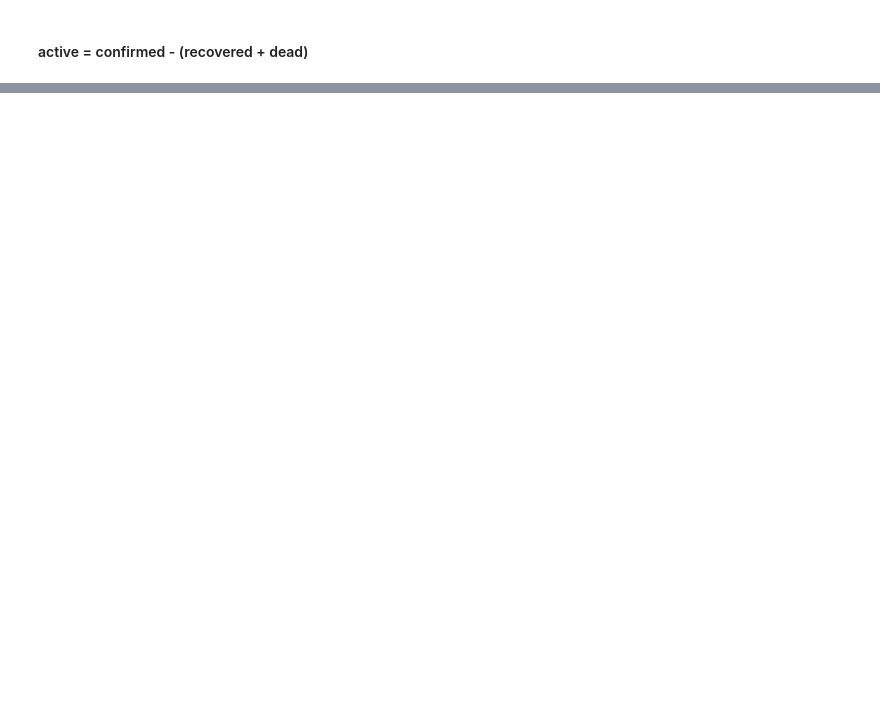
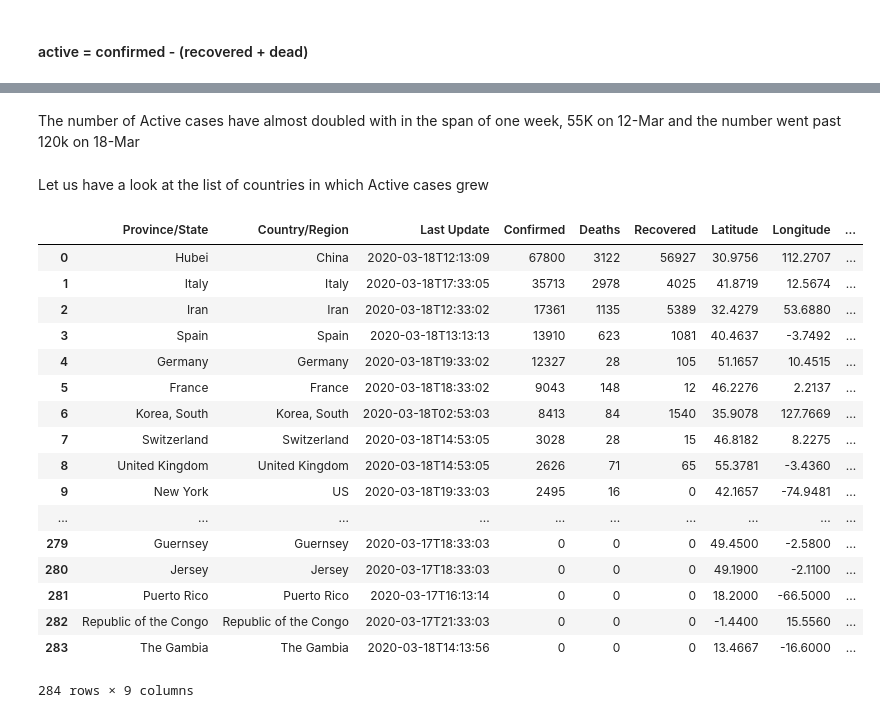
Before and after one commit to ameyyadav09/ML-Assignments, a Jupyter notebook: miscellaneous Practicing/COVID-19/notebooks/COVID-19 global data analysis.ipynb, the cells around one changed output, grey strips where cells are left out. Cells and saved outputs as stored; diff of their text form; code cells hidden in the pictures; blank space fills up the shorter version.

```diff
--- a/miscellaneous Practicing/COVID-19/notebooks/COVID-19 global data analysis.ipynb
+++ b/miscellaneous Practicing/COVID-19/notebooks/COVID-19 global data analysis.ipynb
@@ -290,0 +301,25 @@ plt.show()
+# %% [markdown]
+The number of Active cases have almost doubled with in the span of one week, 55K on 12-Mar and the number went past 120k on 18-Mar
+# %% [markdown]
+Let us have a look at the list of countries in which Active cases grew
+# %%
+latest_data
+# %% [output]
+|  | Province/State | Country/Region | Last Update | Confirmed | Deaths | Recovered | Latitude | Longitude | ... |
+| 0 | Hubei | China | 2020-03-18T12:13:09 | 67800 | 3122 | 56927 | 30.9756 | 112.2707 | ... |
+| 1 | Italy | Italy | 2020-03-18T17:33:05 | 35713 | 2978 | 4025 | 41.8719 | 12.5674 | ... |
+| 2 | Iran | Iran | 2020-03-18T12:33:02 | 17361 | 1135 | 5389 | 32.4279 | 53.6880 | ... |
+| 3 | Spain | Spain | 2020-03-18T13:13:13 | 13910 | 623 | 1081 | 40.4637 | -3.7492 | ... |
+| 4 | Germany | Germany | 2020-03-18T19:33:02 | 12327 | 28 | 105 | 51.1657 | 10.4515 | ... |
+| 5 | France | France | 2020-03-18T18:33:02 | 9043 | 148 | 12 | 46.2276 | 2.2137 | ... |
+| 6 | Korea, South | Korea, South | 2020-03-18T02:53:03 | 8413 | 84 | 1540 | 35.9078 | 127.7669 | ... |
+| 7 | Switzerland | Switzerland | 2020-03-18T14:53:05 | 3028 | 28 | 15 | 46.8182 | 8.2275 | ... |
+| 8 | United Kingdom | United Kingdom | 2020-03-18T14:53:05 | 2626 | 71 | 65 | 55.3781 | -3.4360 | ... |
+| 9 | New York | US | 2020-03-18T19:33:03 | 2495 | 16 | 0 | 42.1657 | -74.9481 | ... |
+| ... | ... | ... | ... | ... | ... | ... | ... | ... | ... |
+| 279 | Guernsey | Guernsey | 2020-03-17T18:33:03 | 0 | 0 | 0 | 49.4500 | -2.5800 | ... |
+| 280 | Jersey | Jersey | 2020-03-17T18:33:03 | 0 | 0 | 0 | 49.1900 | -2.1100 | ... |
+| 281 | Puerto Rico | Puerto Rico | 2020-03-17T16:13:14 | 0 | 0 | 0 | 18.2000 | -66.5000 | ... |
+| 282 | Republic of the Congo | Republic of the Congo | 2020-03-17T21:33:03 | 0 | 0 | 0 | -1.4400 | 15.5560 | ... |
+| 283 | The Gambia | The Gambia | 2020-03-18T14:13:56 | 0 | 0 | 0 | 13.4667 | -16.6000 | ... |
+284 rows × 9 columns
```
Also changed, not shown: parts of 11 cells of this notebook, 1 other file.
